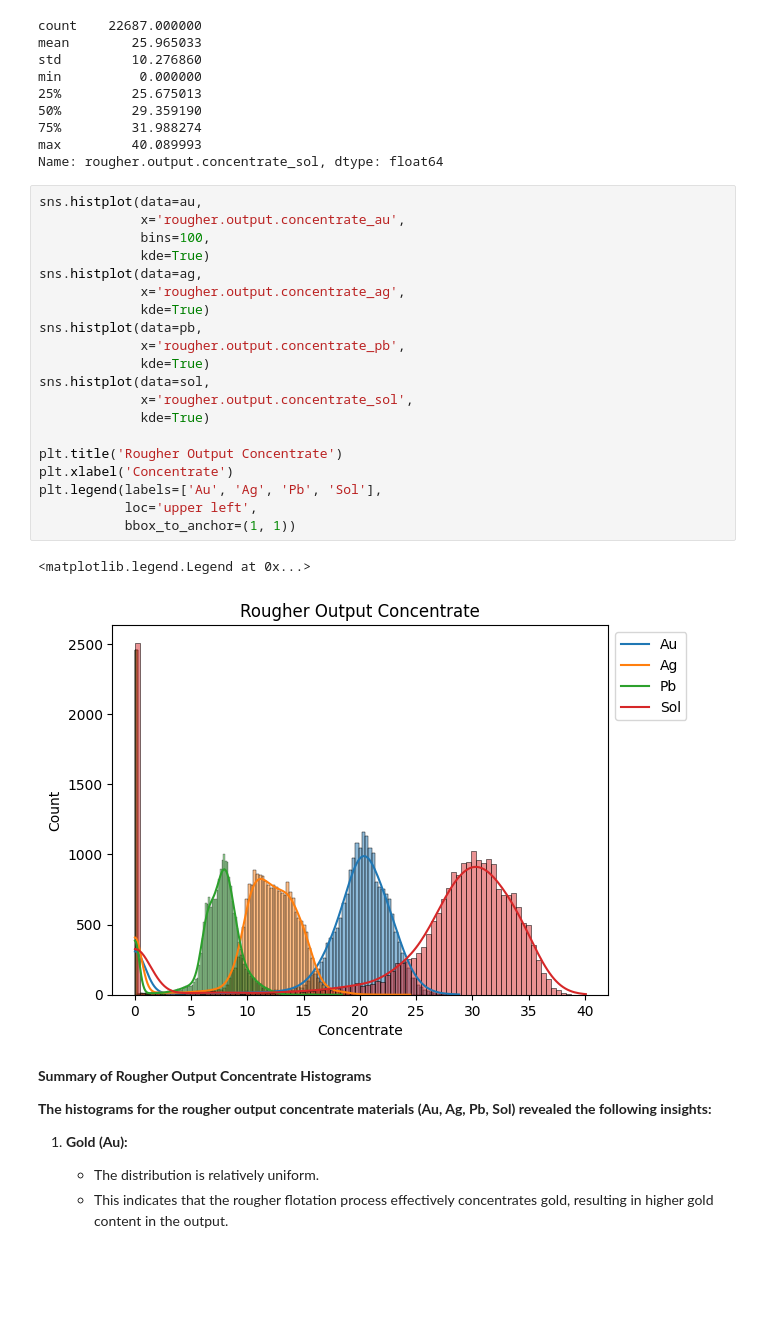
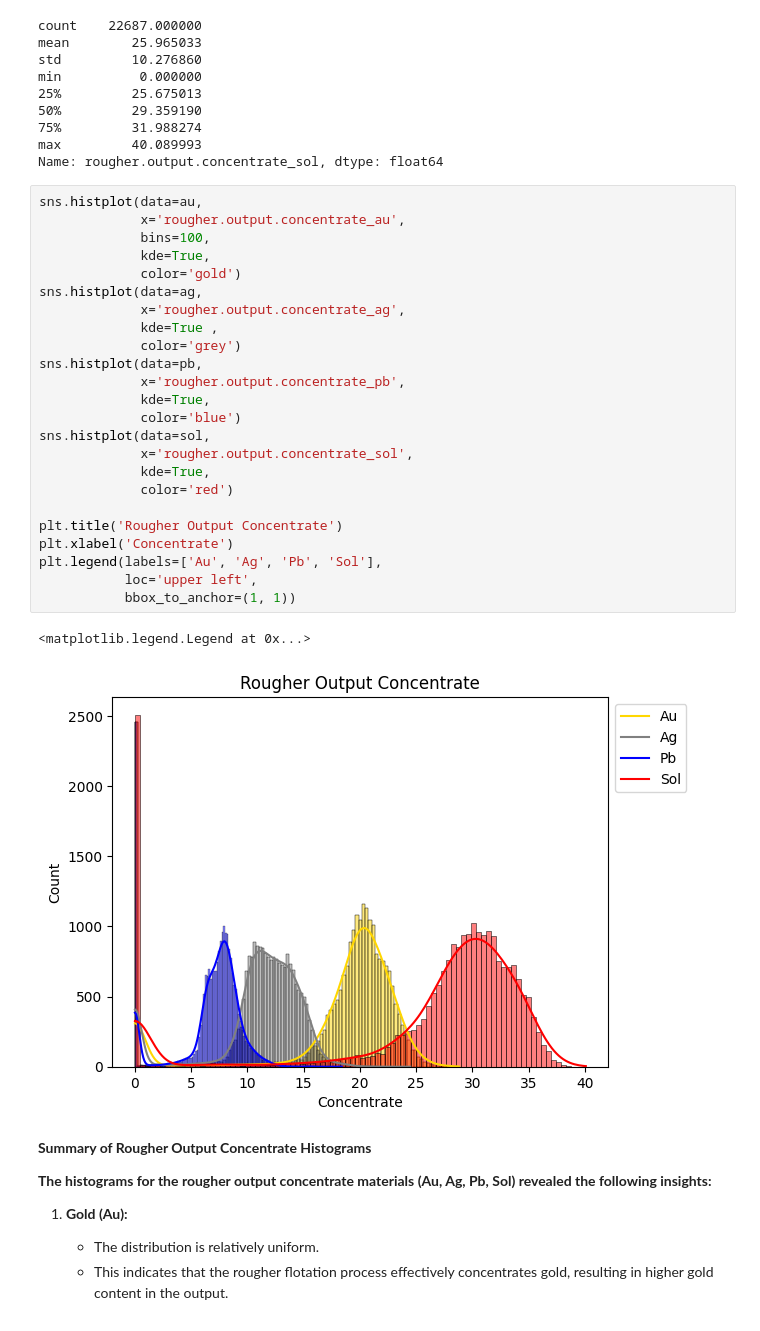
Before and after one commit to Vyncent-vdW/sprint_ten_gold_mining_project, a Jupyter notebook: sprint_ten_gold_mining_project_nb.ipynb, the cells around one changed output. Cells and saved outputs as stored; diff of their text form; blank space fills up the shorter version.

```diff
--- a/sprint_ten_gold_mining_project_nb.ipynb
+++ b/sprint_ten_gold_mining_project_nb.ipynb
@@ -1356,26 +1352,30 @@ Name: rougher.output.concentrate_sol, dtype: float64
 # %%
 sns.histplot(data=au,
              x='rougher.output.concentrate_au',
              bins=100,
-             kde=True)
+             kde=True,
+             color='gold')
 sns.histplot(data=ag,
              x='rougher.output.concentrate_ag',
-             kde=True)
+             kde=True ,
+             color='grey')
 sns.histplot(data=pb,
              x='rougher.output.concentrate_pb',
-             kde=True)
+             kde=True,
+             color='blue')
 sns.histplot(data=sol,
              x='rougher.output.concentrate_sol',
-             kde=True)
+             kde=True,
+             color='red')
 
 plt.title('Rougher Output Concentrate')
 plt.xlabel('Concentrate')
 plt.legend(labels=['Au', 'Ag', 'Pb', 'Sol'],
            loc='upper left',
            bbox_to_anchor=(1, 1))
 # %% [output]
 <matplotlib.legend.Legend at 0x...>
-[figure, old version]
+[figure, new version]
 # %% [markdown]
 **Summary of Rougher Output Concentrate Histograms**
 
```
Also changed, not shown: parts of 37 cells of this notebook.
